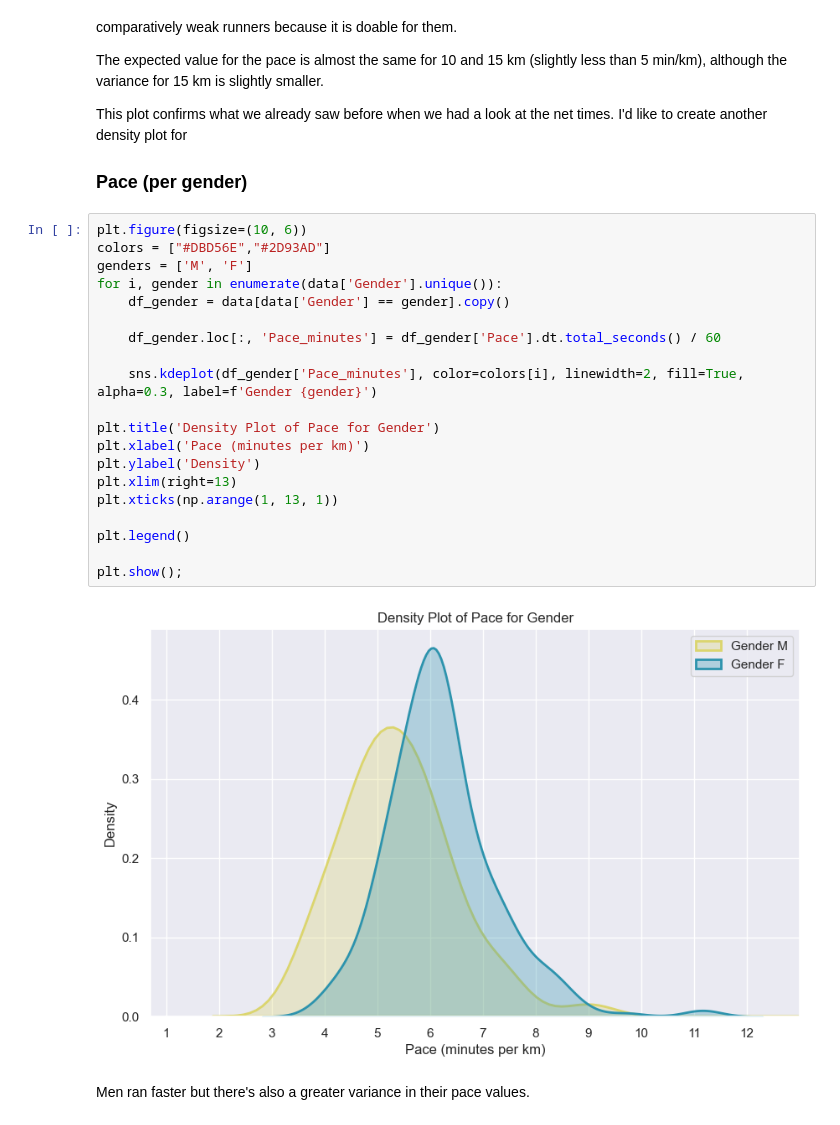
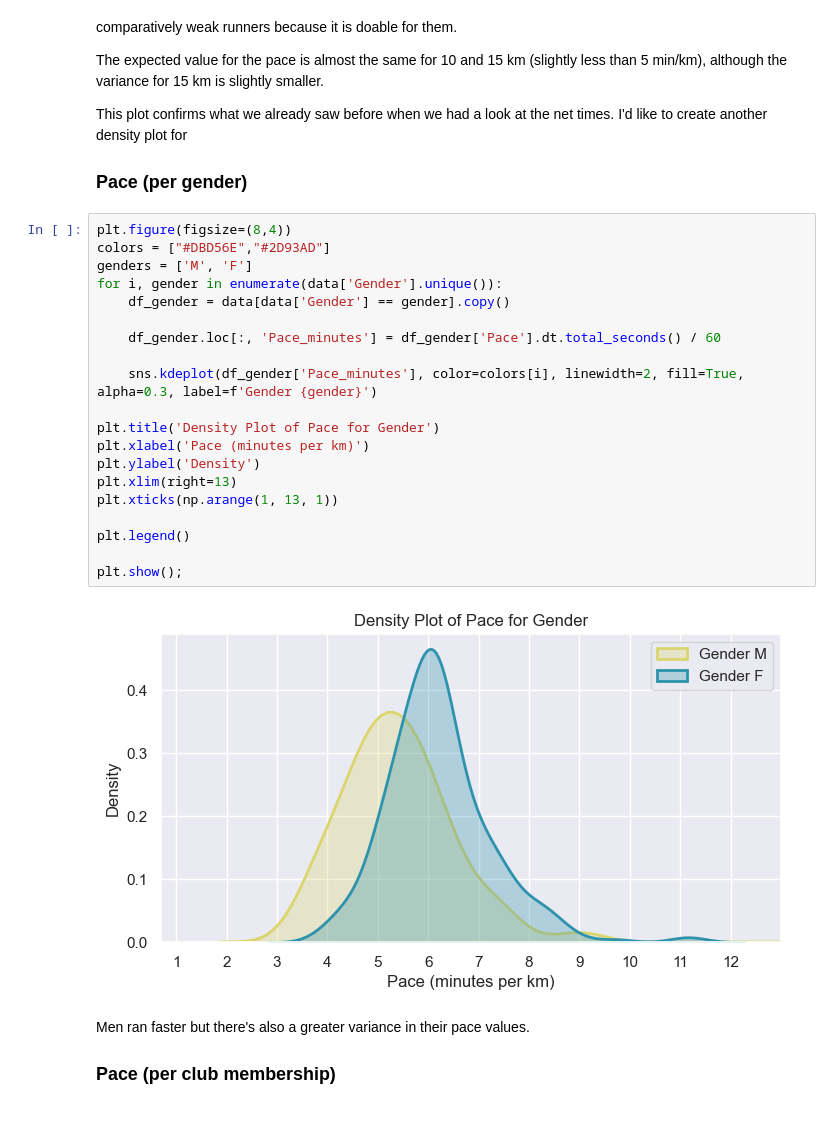
Before and after one commit to scheinmensch/Plaenterwaldlauf, a Jupyter notebook: Analysis.ipynb, the cells around one changed output. Cells and saved outputs as stored; diff of their text form.

```diff
--- a/Analysis.ipynb
+++ b/Analysis.ipynb
@@ -375,27 +381,29 @@ This plot confirms what we already saw before when we had a look at the net time
 
 ### Pace (per gender)
 # %%
-plt.figure(figsize=(10, 6))
+plt.figure(figsize=(8,4))
 colors = ["#DBD56E","#2D93AD"]
 genders = ['M', 'F']
 for i, gender in enumerate(data['Gender'].unique()):
     df_gender = data[data['Gender'] == gender].copy()
 
     df_gender.loc[:, 'Pace_minutes'] = df_gender['Pace'].dt.total_seconds() / 60
 
     sns.kdeplot(df_gender['Pace_minutes'], color=colors[i], linewidth=2, fill=True, alpha=0.3, label=f'Gender {gender}')
 
 plt.title('Density Plot of Pace for Gender')
 plt.xlabel('Pace (minutes per km)')
 plt.ylabel('Density')
 plt.xlim(right=13)
 plt.xticks(np.arange(1, 13, 1))
 
 plt.legend()
 
 plt.show();
 # %% [output]
-[figure, old version]
+[figure, new version]
 # %% [markdown]
 Men ran faster but there's also a greater variance in their pace values.
+
+### Pace (per club membership)
 # %%
```
Also changed, not shown: parts of 30 cells of this notebook.
